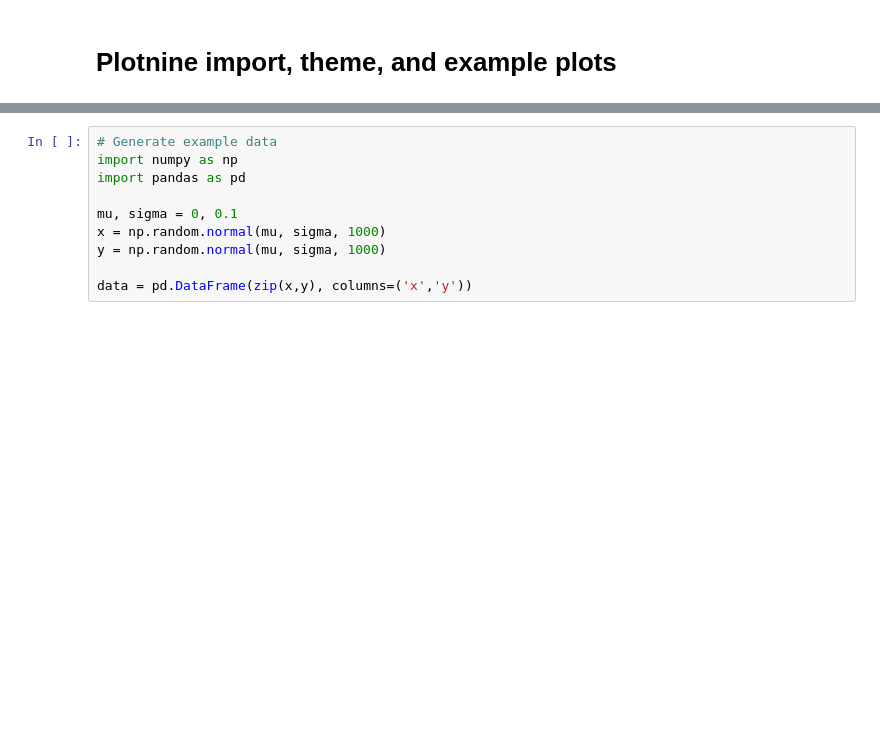
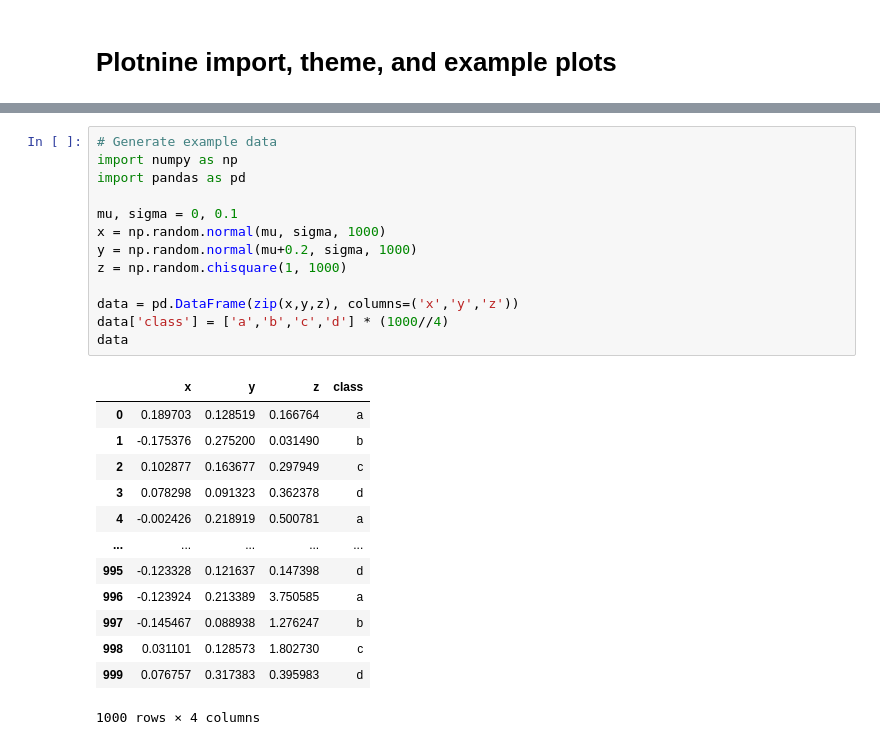
Before and after one commit to StephenHwang/my_plotnine, a Jupyter notebook: my_plotnine.ipynb, the cells around one changed output, grey strips where cells are left out. Drawn from its saved outputs; the diff is of its cells as text; blank space fills up the shorter version.

```diff
--- a/my_plotnine.ipynb
+++ b/my_plotnine.ipynb
@@ -35,11 +44,28 @@ def theme_tufte_func(base_size=19, base_family="sans", rotate=True, figure_size=
 # %%
 # Generate example data
 import numpy as np
 import pandas as pd
 
 mu, sigma = 0, 0.1
 x = np.random.normal(mu, sigma, 1000)
-y = np.random.normal(mu, sigma, 1000)
+y = np.random.normal(mu+0.2, sigma, 1000)
+z = np.random.chisquare(1, 1000)
 
-data = pd.DataFrame(zip(x,y), columns=('x','y'))
+data = pd.DataFrame(zip(x,y,z), columns=('x','y','z'))
+data['class'] = ['a','b','c','d'] * (1000//4)
+data
+# %% [output]
+|  | x | y | z | class |
+| 0 | 0.189703 | 0.128519 | 0.166764 | a |
+| 1 | -0.175376 | 0.275200 | 0.031490 | b |
+| 2 | 0.102877 | 0.163677 | 0.297949 | c |
+| 3 | 0.078298 | 0.091323 | 0.362378 | d |
+| 4 | -0.002426 | 0.218919 | 0.500781 | a |
+| ... | ... | ... | ... | ... |
+| 995 | -0.123328 | 0.121637 | 0.147398 | d |
+| 996 | -0.123924 | 0.213389 | 3.750585 | a |
+| 997 | -0.145467 | 0.088938 | 1.276247 | b |
+| 998 | 0.031101 | 0.128573 | 1.802730 | c |
+| 999 | 0.076757 | 0.317383 | 0.395983 | d |
+1000 rows × 4 columns
 # %%
```
Also changed, not shown: parts of 54 cells of this notebook, 1 other file.
